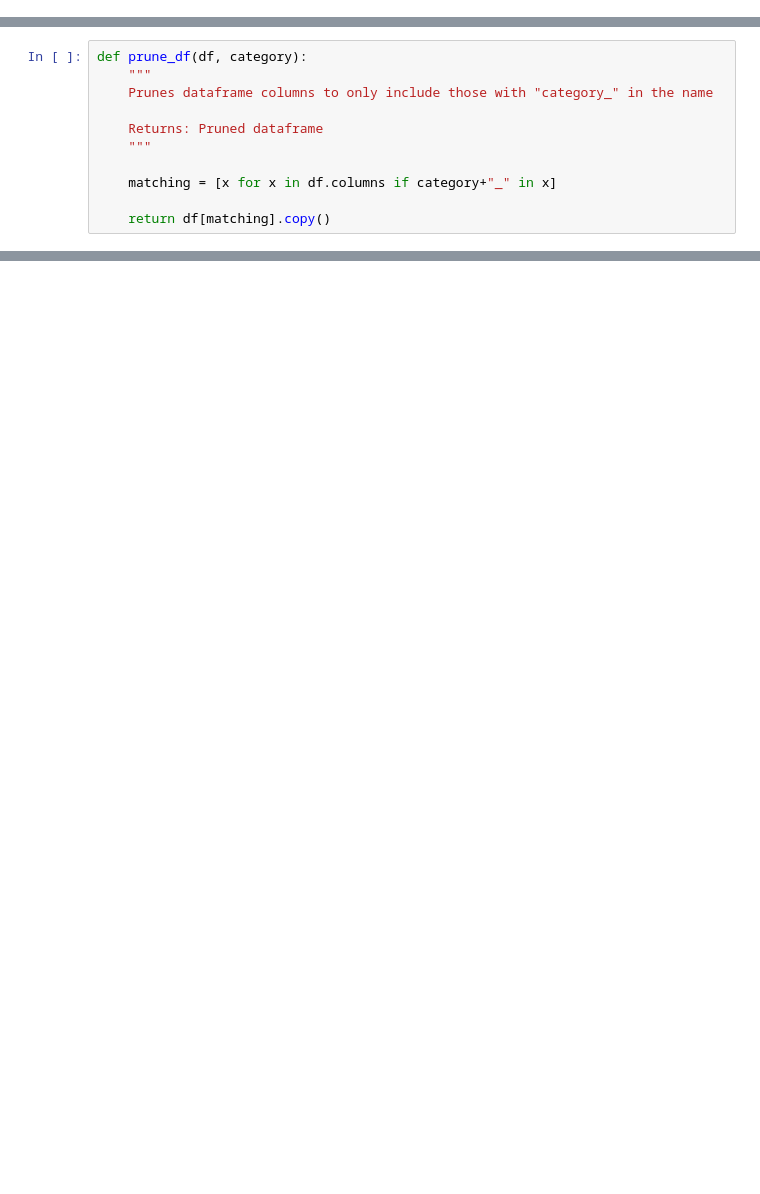
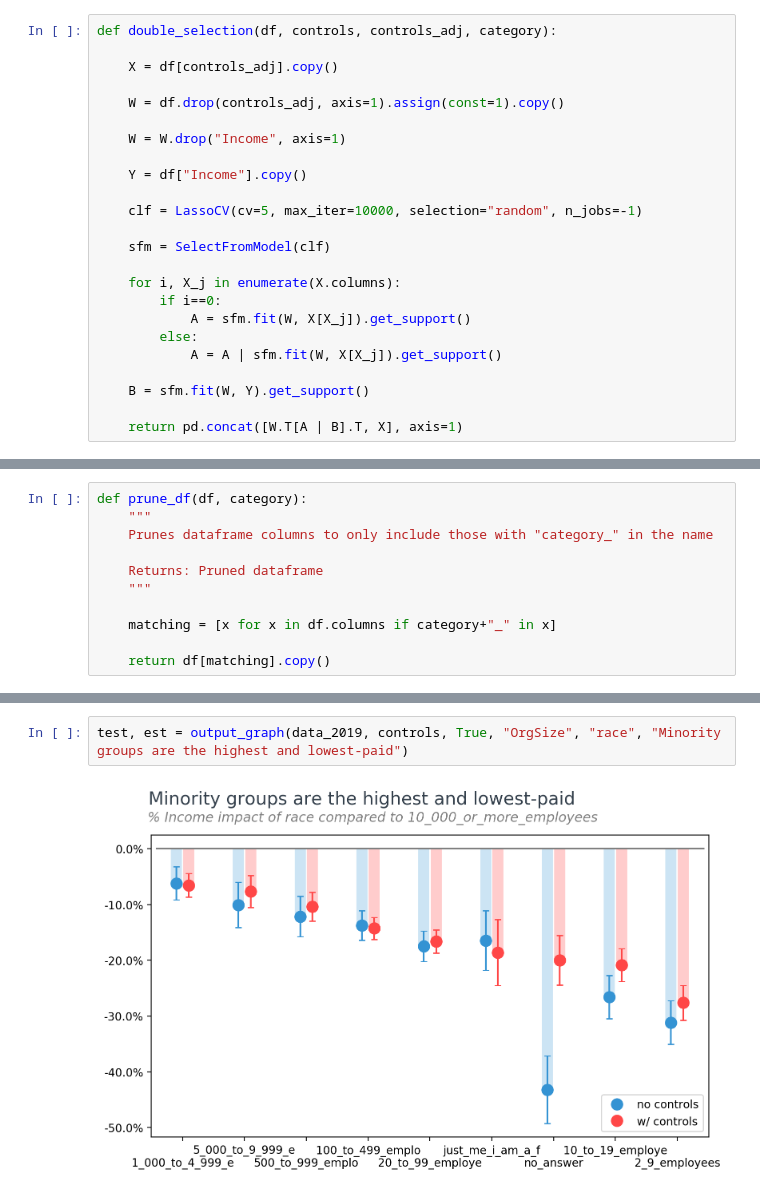
Before and after one commit to whoisnnamdi/highest-paid-software-developer-2019, a Jupyter notebook: dev-pay-2.ipynb, the cells around one changed output, grey strips where cells are left out. Saved outputs shown, nothing was run; the diff lists cells and outputs as text; blank space fills up the shorter version.

```diff
--- a/dev-pay-2.ipynb
+++ b/dev-pay-2.ipynb
@@ -251,4 +232,28 @@ Warnings:
 [1] Standard Errors assume that the covariance matrix of the errors is correctly specified.
 [2] The smallest eigenvalue is 2.44e-26. This might indicate that there are
 strong multicollinearity problems or that the design matrix is singular.
+# %%
+def double_selection(df, controls, controls_adj, category):
+
+    X = df[controls_adj].copy()
+
+    W = df.drop(controls_adj, axis=1).assign(const=1).copy()
+
+    W = W.drop("Income", axis=1)
+
+    Y = df["Income"].copy()
+
+    clf = LassoCV(cv=5, max_iter=10000, selection="random", n_jobs=-1)
+
+    sfm = SelectFromModel(clf)
+
+    for i, X_j in enumerate(X.columns):
+        if i==0:
+            A = sfm.fit(W, X[X_j]).get_support()
+        else:
+            A = A | sfm.fit(W, X[X_j]).get_support()
+
+    B = sfm.fit(W, Y).get_support()
+
+    return pd.concat([W.T[A | B].T, X], axis=1)
 # %%
@@ -415,3 +564,7 @@ def output_waterfall(df, coef_full):
    #plt.suptitle("% Income impact of " + category_plain + " compared to " + controls[category]["omitted"], x = 0.12, y = .94, horizontalalignment = "left", fontsize = 12, fontstyle="oblique", color = 'grey')"""
 
    #return step_names, steps, step_min, step_max
+# %%
+test, est = output_graph(data_2019, controls, True, "OrgSize", "race", "Minority groups are the highest and lowest-paid")
+# %% [output]
+[figure, added]
```
Also changed, not shown: parts of 18 cells of this notebook.
